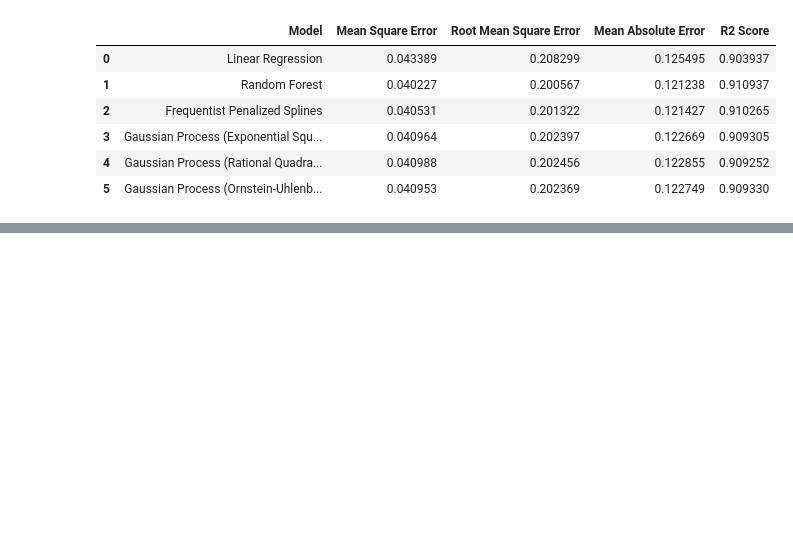
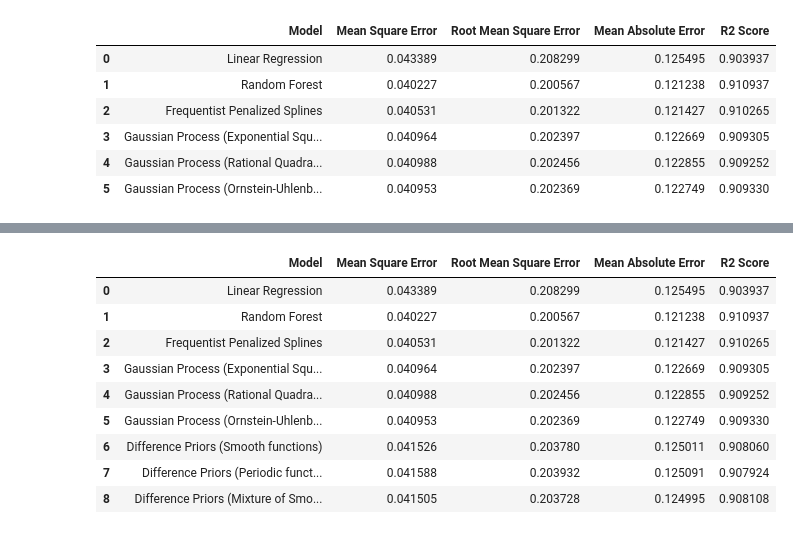
Before and after one commit to zadchin/Bayesian-Additive-Modelling, a Jupyter notebook: multi-main.ipynb, the cells around one changed output, grey strips where cells are left out. Saved outputs shown, nothing was run; the diff lists cells and outputs as text; code cells hidden in the pictures; blank space fills up the shorter version.

```diff
--- a/multi-main.ipynb
+++ b/multi-main.ipynb
@@ -563,0 +868,13 @@ result_test.head(10)
+# %%
+result_test.head(10)
+# %% [output]
+|  | Model | Mean Square Error | Root Mean Square Error | Mean Absolute Error | R2 Score |
+| 0 | Linear Regression | 0.043389 | 0.208299 | 0.125495 | 0.903937 |
+| 1 | Random Forest | 0.040227 | 0.200567 | 0.121238 | 0.910937 |
+| 2 | Frequentist Penalized Splines | 0.040531 | 0.201322 | 0.121427 | 0.910265 |
+| 3 | Gaussian Process (Exponential Squ... | 0.040964 | 0.202397 | 0.122669 | 0.909305 |
+| 4 | Gaussian Process (Rational Quadra... | 0.040988 | 0.202456 | 0.122855 | 0.909252 |
+| 5 | Gaussian Process (Ornstein-Uhlenb... | 0.040953 | 0.202369 | 0.122749 | 0.909330 |
+| 6 | Difference Priors (Smooth functions) | 0.041526 | 0.203780 | 0.125011 | 0.908060 |
+| 7 | Difference Priors (Periodic funct... | 0.041588 | 0.203932 | 0.125091 | 0.907924 |
+| 8 | Difference Priors (Mixture of Smo... | 0.041505 | 0.203728 | 0.124995 | 0.908108 |
```
Also changed, not shown: parts of 13 cells of this notebook, 1 other file.
